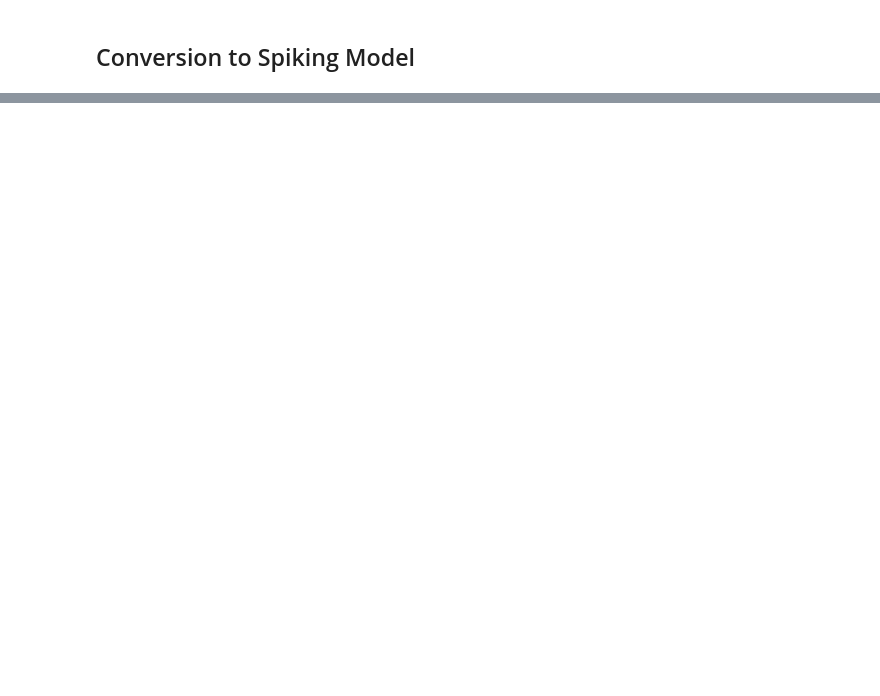
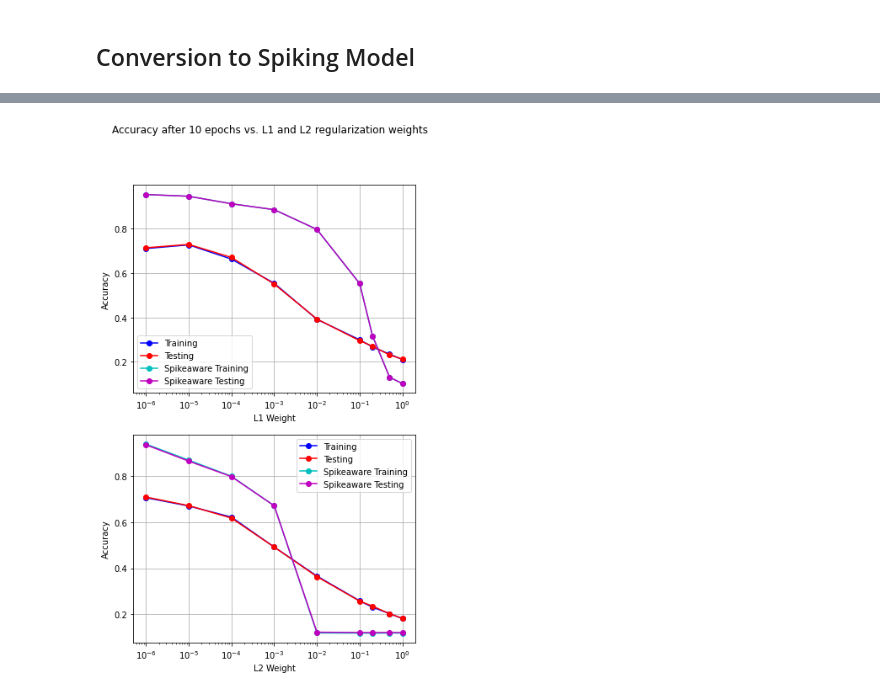
Before and after one commit to justinborromeo/syde-552-project, a Jupyter notebook: experiments/spike_rate_regularization.ipynb, the cells around one changed output, grey strips where cells are left out. Saved outputs shown, nothing was run; the diff lists cells and outputs as text; code cells hidden in the pictures; blank space fills up the shorter version.

```diff
--- a/experiments/spike_rate_regularization.ipynb
+++ b/experiments/spike_rate_regularization.ipynb
@@ -112,0 +261,20 @@ KeyboardInterrupt:
+# %%
+regularized_model = tf.keras.Sequential(
+    [
+        tf.keras.layers.Reshape((-1, 28 * 28), input_shape=(None, 28, 28)),
+        tf.keras.layers.TimeDistributed(tf.keras.layers.Dense(128)),
+        keras_spiking.SpikingActivation(
+            "relu",
+            dt=0.01,
+            spiking_aware_training=True,
+            # add activity regularizer to encourage spike rates between 10 and 20 Hz
+            activity_regularizer=keras_spiking.regularizers.Percentile(
+                l2=0.01, target=(10, 20)
+            ),
+        ),
+        tf.keras.layers.GlobalAveragePooling1D(),
+        tf.keras.layers.Dense(10),
+    ]
+)
+
+train(regularized_model, train_sequences, test_sequences)
@@ -112,0 +439,30 @@ KeyboardInterrupt:
+# %%
+num_weights = len(l1_weights)
+
+fig, ax = plt.subplots(2,1, figsize=(6,10))
+
+ax[0].plot(l1_weights, l1_train_accuracy[:num_weights], '-bo')
+ax[0].plot(l1_weights, l1_test_accuracy[:num_weights], '-ro')
+ax[0].plot(l1_weights, l1_train_accuracy[num_weights:], '-co')
+ax[0].plot(l1_weights, l1_train_accuracy[num_weights:], '-mo')
+ax[1].plot(l2_weights, train_accuracy[:num_weights], '-bo')
+ax[1].plot(l2_weights, test_accuracy[:num_weights], '-ro')
+ax[1].plot(l2_weights, train_accuracy[num_weights:], '-co')
+ax[1].plot(l2_weights, test_accuracy[num_weights:], '-mo')
+ax[0].grid()
+ax[1].grid()
+
+ax[0].set_xscale('log')
+ax[1].set_xscale('log')
+
+plt.suptitle('Accuracy after 10 epochs vs. L1 and L2 regularization weights')
+ax[0].set_ylabel('Accuracy')
+ax[0].set_xlabel('L1 Weight')
+ax[1].set_ylabel('Accuracy')
+ax[1].set_xlabel('L2 Weight')
+
+ax[0].legend(['Training', 'Testing', 'Spikeaware Training', 'Spikeaware Testing'])
+ax[1].legend(['Training', 'Testing', 'Spikeaware Training', 'Spikeaware Testing'])
+plt.show()
+# %% [output]
+[figure, added]
```
Also changed, not shown: parts of 21 cells of this notebook, 1 other file.
